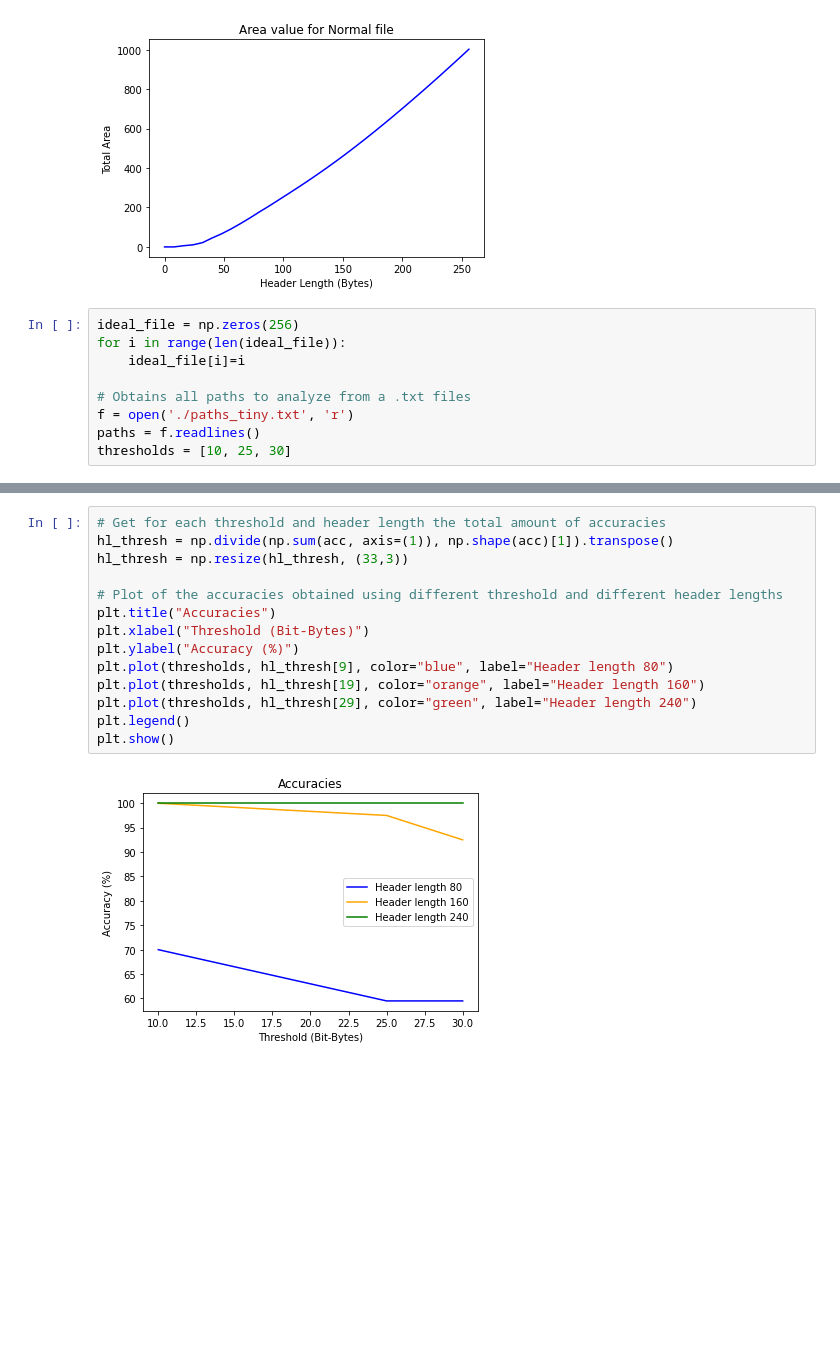
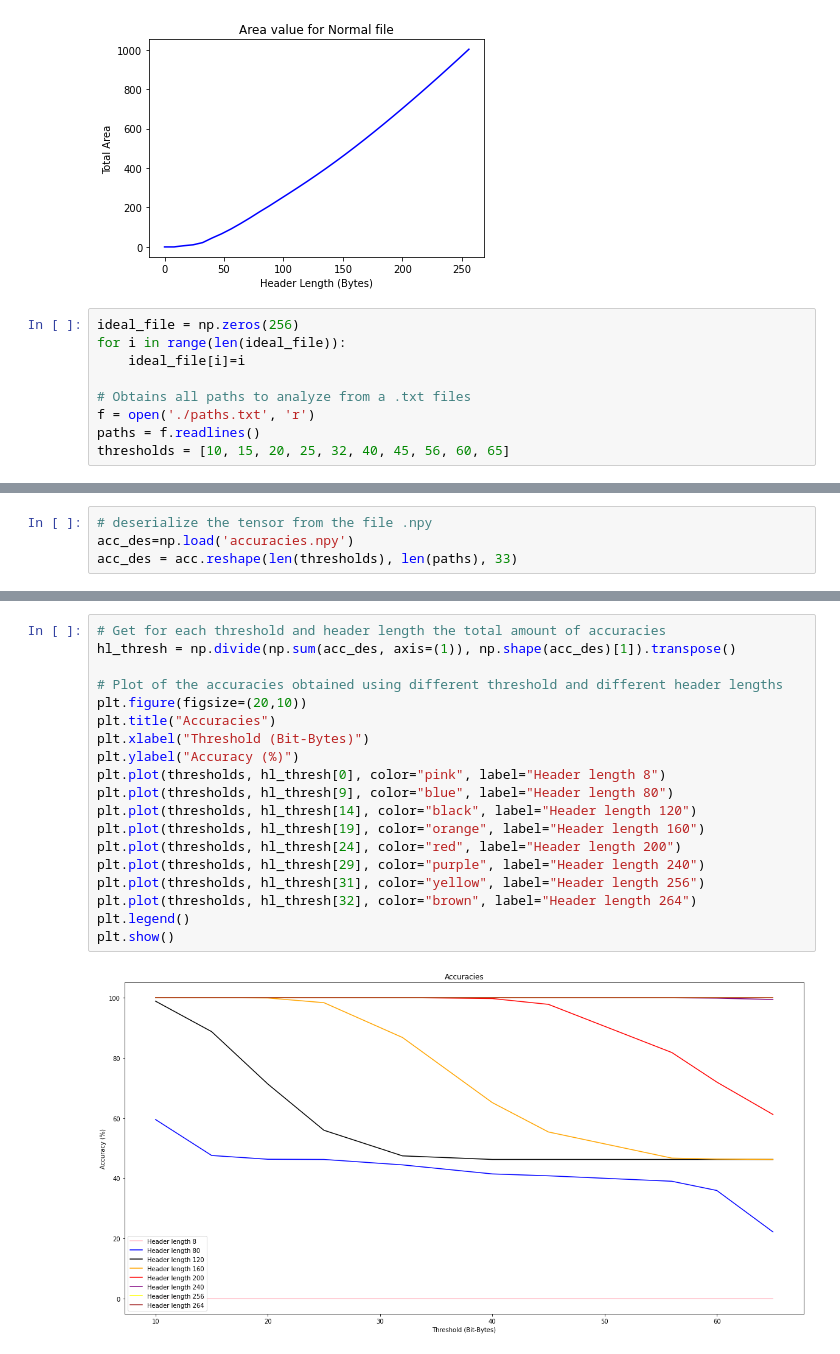
Before and after one commit to gomitolof/DAA-for-Ransomware-detection, a Jupyter notebook: RansomwareProjectScript.ipynb, the cells around one changed output, grey strips where cells are left out. Drawn from its saved outputs; the diff is of its cells as text; blank space fills up the shorter version.

Commit message:
create file .npy with accuracies computations

```diff
--- a/RansomwareProjectScript.ipynb
+++ b/RansomwareProjectScript.ipynb
@@ -212,9 +211,9 @@ for i in range(len(ideal_file)):
     ideal_file[i]=i
 
 # Obtains all paths to analyze from a .txt files
-f = open('./paths_tiny.txt', 'r')
+f = open('./paths.txt', 'r')
 paths = f.readlines()
-thresholds = [10, 25, 30]
+thresholds = [10, 15, 20, 25, 32, 40, 45, 56, 60, 65]
 # %%
 acc = np.zeros([len(thresholds), len(paths), 33, 1], dtype = float)
 
@@ -262,3 +270,7 @@ Start analysizng the directory ./NapierOneDataset/XLSX/XLSX-tiny
+# %%
+# deserialize the tensor from the file .npy
+acc_des=np.load('accuracies.npy')
+acc_des = acc.reshape(len(thresholds), len(paths), 33)
 # %%
 # Shows randomly 20 accuracies of random header lengths of all files in random paths releted to the use of random thresholds
 for i in range(20):
@@ -290,16 +302,21 @@ for i in range(20):
 # %%
 # Get for each threshold and header length the total amount of accuracies
-hl_thresh = np.divide(np.sum(acc, axis=(1)), np.shape(acc)[1]).transpose()
-hl_thresh = np.resize(hl_thresh, (33,3))
+hl_thresh = np.divide(np.sum(acc_des, axis=(1)), np.shape(acc_des)[1]).transpose()
 
 # Plot of the accuracies obtained using different threshold and different header lengths
+plt.figure(figsize=(20,10))
 plt.title("Accuracies")
 plt.xlabel("Threshold (Bit-Bytes)")
 plt.ylabel("Accuracy (%)")
+plt.plot(thresholds, hl_thresh[0], color="pink", label="Header length 8")
 plt.plot(thresholds, hl_thresh[9], color="blue", label="Header length 80")
+plt.plot(thresholds, hl_thresh[14], color="black", label="Header length 120")
 plt.plot(thresholds, hl_thresh[19], color="orange", label="Header length 160")
-plt.plot(thresholds, hl_thresh[29], color="green", label="Header length 240")
+plt.plot(thresholds, hl_thresh[24], color="red", label="Header length 200")
+plt.plot(thresholds, hl_thresh[29], color="purple", label="Header length 240")
+plt.plot(thresholds, hl_thresh[31], color="yellow", label="Header length 256")
+plt.plot(thresholds, hl_thresh[32], color="brown", label="Header length 264")
 plt.legend()
 plt.show()
 # %% [output]
-[figure, old version]
+[figure, new version]
```
Also changed, not shown: parts of 4 cells of this notebook, 1 other file.
